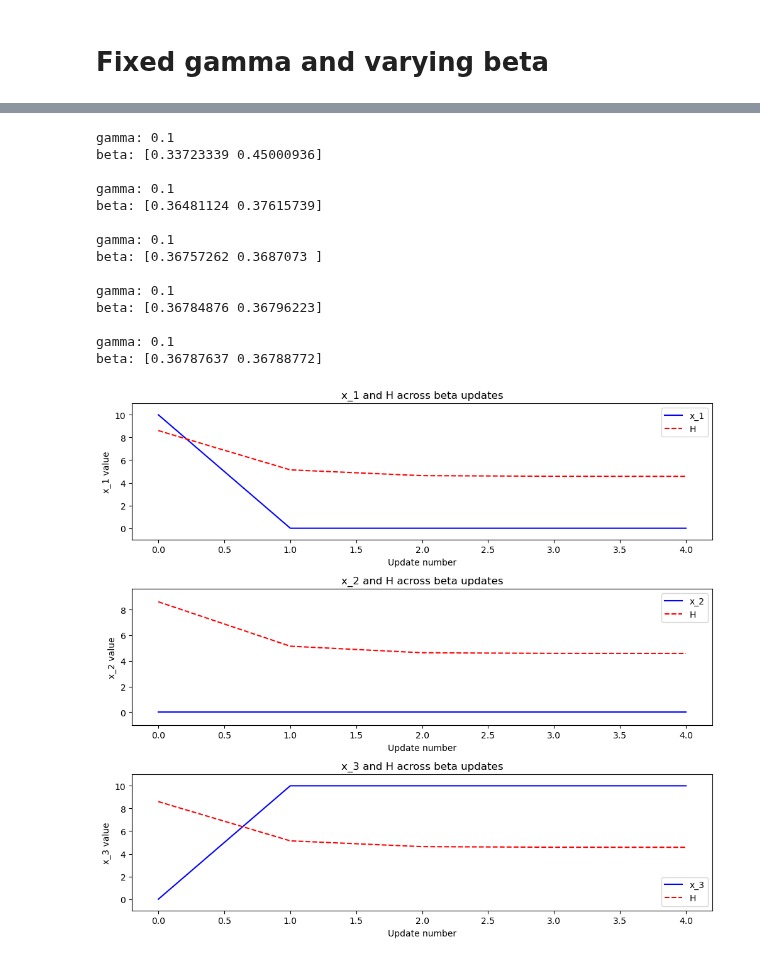
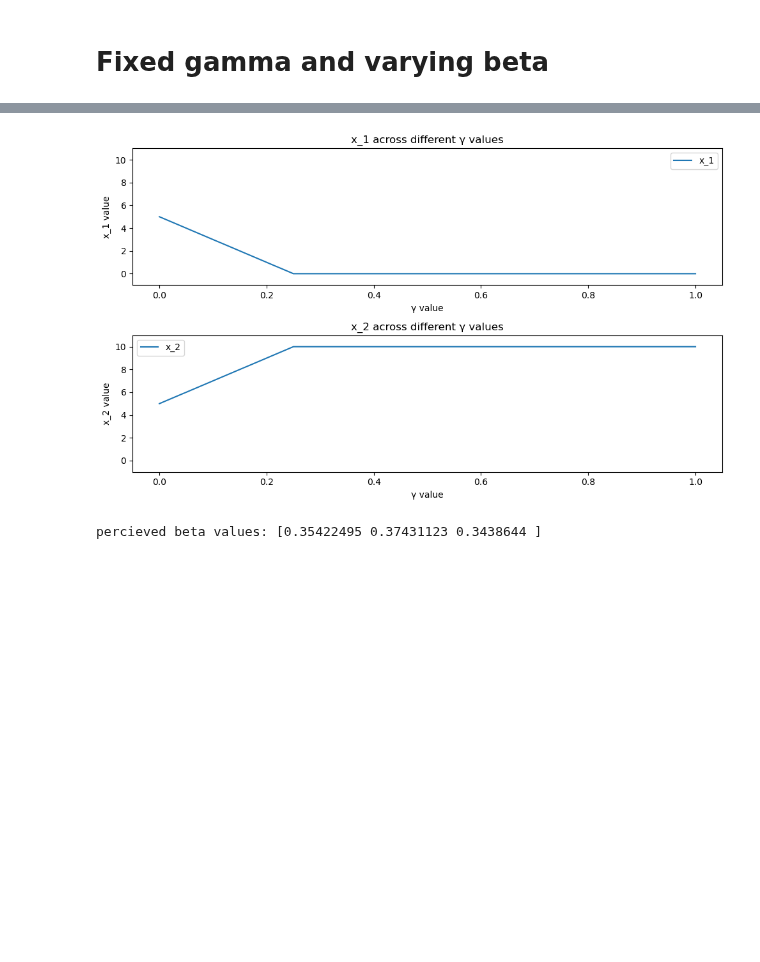
Before and after one commit to RamanEbrahimi/Research, a Jupyter notebook: Explainable AI/simulation.ipynb, the cells around one changed output, grey strips where cells are left out. Drawn from its saved outputs; the diff is of its cells as text; code cells hidden in the pictures; blank space fills up the shorter version.

```diff
--- a/Explainable AI/simulation.ipynb
+++ b/Explainable AI/simulation.ipynb
@@ -105,56 +161,51 @@ def adjust_beta(beta, gamma):
 # %%
-beta = np.array([0.1, 0.9])  # Random initial betas
-beta /= np.sum(beta)  # Normalize betas
-gamma = 0.1  # Random initial gamma
-n_updates = 5  # Number of times to update beta
+# Calculating for multiple gammas
+x_star_gamma = np.zeros((n_x, len(gamma_values)))
 
-# Updating betas and solving
-x_star_values = np.zeros((n_x, n_updates))
-H_values = np.zeros(n_updates)  # To store H values for each update
-
-for i in range(n_updates):
-    x_star = solve_optimization_problem(alpha, beta)
+for idx, gamma in enumerate(gamma_values):
+    beta_adjusted = adjust_beta(beta, gamma)
+    x_star = solve_optimization_problem(alpha, beta_adjusted)
     if x_star is not None:
-        x_star_values[:, i] = x_star
-        Fi = compute_Fi(x_star, alpha)
-        H_values[i] = compute_H(Fi, beta)
-    beta = adjust_beta(beta, gamma)  # Update beta
-    print("\ngamma: " + str(gamma))
-    print("beta: " + str(beta))
+        x_star_gamma[:, idx] = x_star
 
 # Plotting
 fig, axes = plt.subplots(n_x, 1, figsize=(10, 3 * n_x))
 
 for i in range(n_x):
-    # Plot x_i
-    axes[i].plot(range(n_updates), x_star_values[i, :], label=f'x_{i+1}', color='blue')
-
-    # Plot H on the same axes
-    axes[i].plot(range(n_updates), H_values, label='H', color='red', linestyle='--')
-
-    axes[i].set_title(f"x_{i+1} and H across beta updates")
-    axes[i].set_xlabel("Update number")
+    axes[i].plot(gamma_values, x_star_gamma[i, :], label=f'x_{i+1}')
+    axes[i].set_title(f"x_{i+1} across different γ values")
+    axes[i].set_xlabel("γ value")
     axes[i].set_ylabel(f"x_{i+1} value")
     axes[i].legend()
-
-    # Set ylim for better visibility
-    axes[i].set_ylim(bottom=min(-1, np.min(x_star_values[i, :])), top=max(np.max(x_star_values[i, :]), np.max(H_values)) + 1)
+    axes[i].set_ylim(bottom=min(-1, 11), top=max(-1, 11))
 
 plt.tight_layout()
 plt.show()
+
+
+
+# # Plotting
+# fig, axes = plt.subplots(n_x, 1, figsize=(10, 3 * n_x))
+
+# for i in range(n_x):
+#     # Plot x_i
+#     axes[i].plot(range(n_updates), x_star_values[i, :], label=f'x_{i+1}', color='blue')
+
+#     # Plot H on the same axes
+#     axes[i].plot(range(n_updates), H_values, label='H', color='red', linestyle='--')
+
+#     axes[i].set_title(f"x_{i+1} and H across beta updates")
+#     axes[i].set_xlabel("Update number")
+#     axes[i].set_ylabel(f"x_{i+1} value")
+#     axes[i].legend()
+
+#     # Set ylim for better visibility
+#     axes[i].set_ylim(bottom=min(-1, np.min(x_star_values[i, :])), top=max(np.max(x_star_values[i, :]), np.max(H_values)) + 1)
+
+# plt.tight_layout()
+# plt.show()
+
+print("percieved beta values:", adjust_beta(beta, 0.2))
 # %% [output]
+[figure, new version]
-gamma: 0.1
-beta: [0.33723339 0.45000936]
-
-gamma: 0.1
-beta: [0.36481124 0.37615739]
-
-gamma: 0.1
-beta: [0.36757262 0.3687073 ]
-
-gamma: 0.1
-beta: [0.36784876 0.36796223]
-
-gamma: 0.1
-beta: [0.36787637 0.36788772]
+percieved beta values: [0.35422495 0.37431123 0.3438644 ]
-[figure, old version]
```
Also changed, not shown: parts of 16 cells of this notebook, 2 other files.
